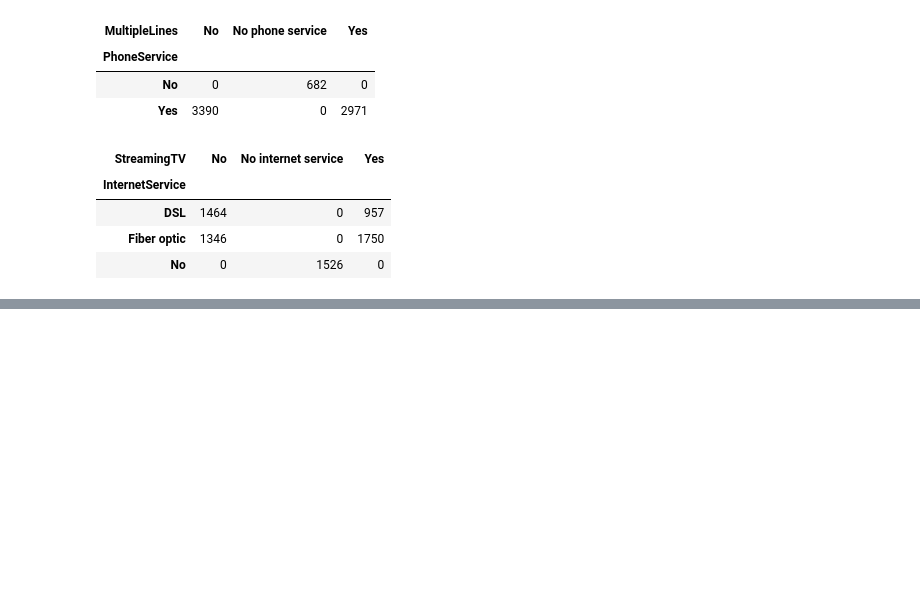
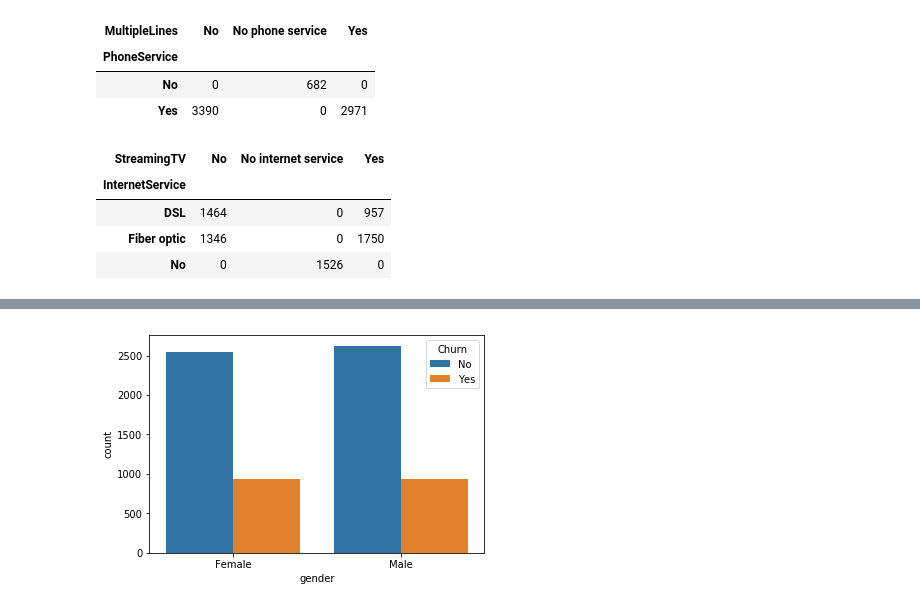
Before and after one commit to maheshmechengg/DeepLearningAssignments, a Jupyter notebook: DeepLearnCapestone.ipynb, the cells around one changed output, grey strips where cells are left out. Saved outputs shown, nothing was run; the diff lists cells and outputs as text; code cells hidden in the pictures; blank space fills up the shorter version.

```diff
--- a/DeepLearnCapestone.ipynb
+++ b/DeepLearnCapestone.ipynb
@@ -261,0 +312,9 @@ KeyError: 'Level InternetService not found'
+# %%
+# Now Let's Start Comparing.
+# Gender Vs Churn
+#sns.set(style="darkgrid")
+#sns.set_palette("hls", 3)
+#fig, ax = plt.subplots(figsize=(10,5))
+ax = sns.countplot(x="gender", hue="Churn", data=df)
+# %% [output]
+[figure, added]
```
Also changed, not shown: parts of 71 cells of this notebook.
